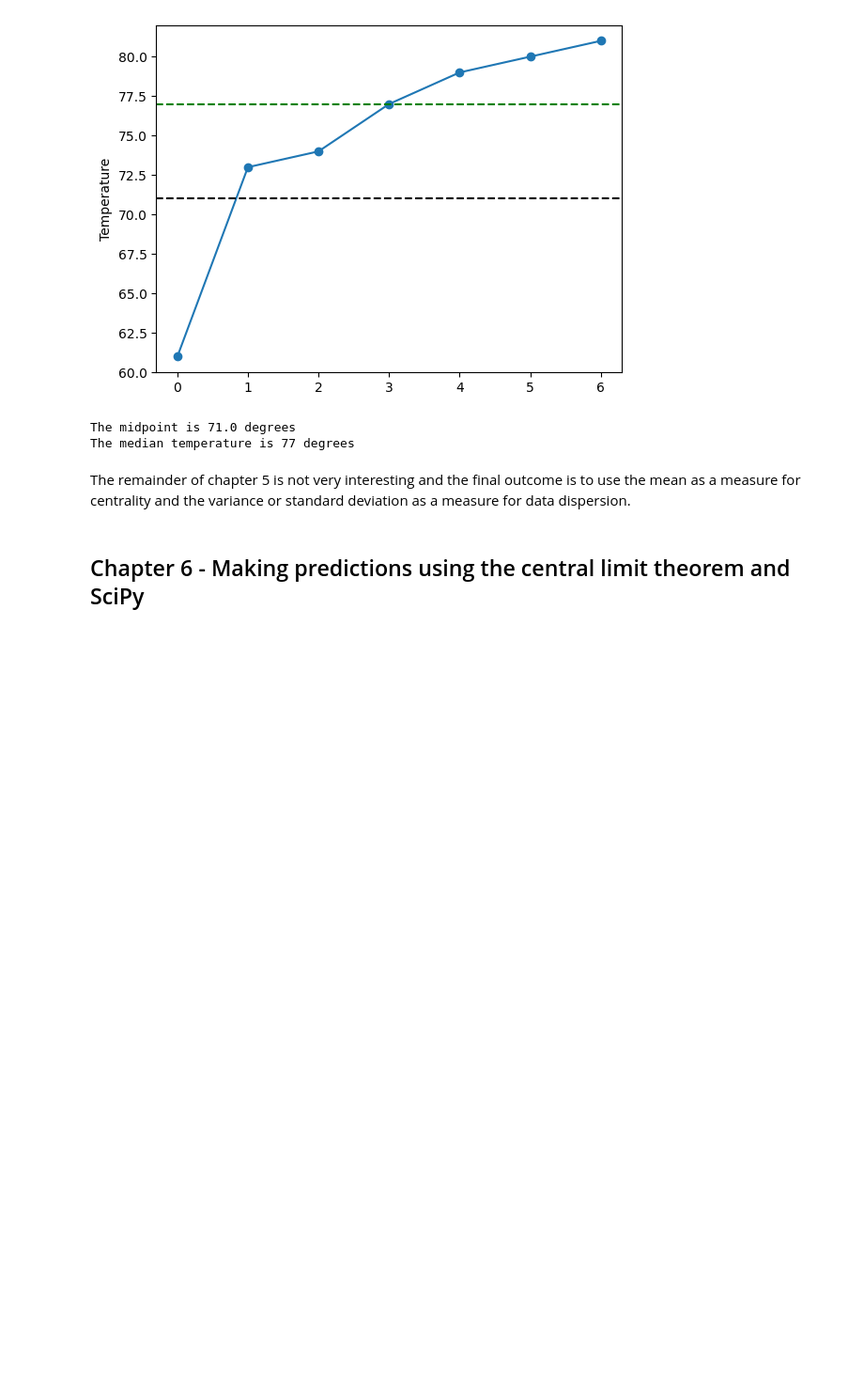
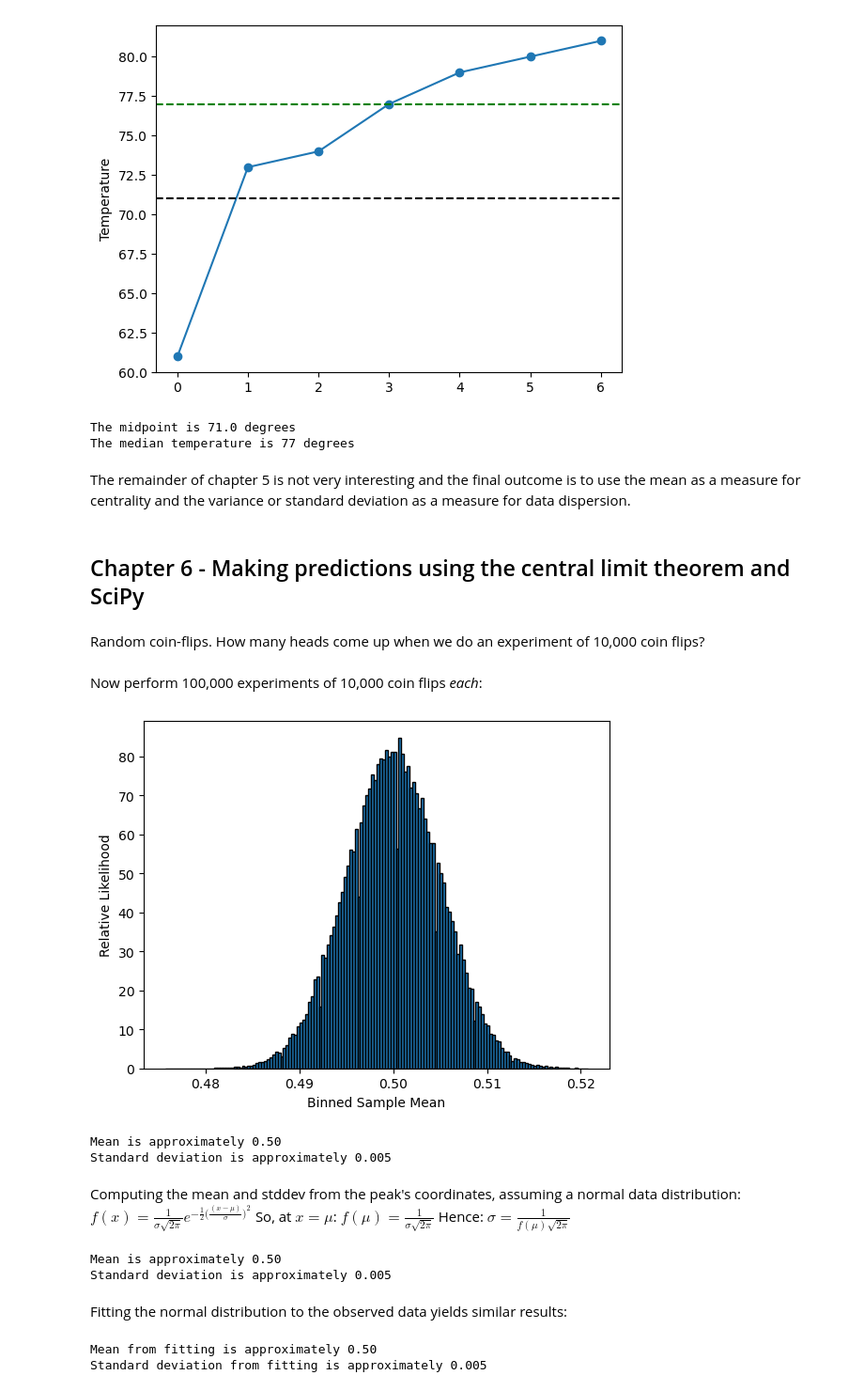
Before and after one commit to mnuman/data-science-bookcamp, a Jupyter notebook: Case Study 2.ipynb, the cells around one changed output. Shown: that part at 94% size. Drawn from its saved outputs; the diff is of its cells as text; code cells hidden in the pictures; blank space fills up the shorter version.

```diff
--- a/Case Study 2.ipynb
+++ b/Case Study 2.ipynb
@@ -103,2 +111,58 @@ The remainder of chapter 5 is not very interesting and the final outcome is to u
 # %% [markdown]
 ## Chapter 6 - Making predictions using the central limit theorem and SciPy
+# %% [markdown]
+Random coin-flips. How many heads come up when we do an experiment of 10,000 coin flips?
+# %%
+np.random.seed(0)
+sample_size = 10_000
+sample = np.array([np.random.binomial(1,0.5) for _ in range(sample_size)])
+head_count = sample.sum()
+head_count_frequency = head_count / sample_size
+assert head_count_frequency == sample.mean()
+# %% [markdown]
+Now perform 100,000 experiments of 10,000 coin flips *each*:
+# %%
+np.random.seed(0)
+frequencies = np.random.binomial(sample_size, 0.5, 100_000) / sample_size
+sample_means = frequencies
+likelihoods, bin_edges, _ = plt.hist(sample_means, bins='auto', edgecolor='black', density=True)
+plt.xlabel('Binned Sample Mean')
+plt.ylabel('Relative Likelihood')
+plt.show()
+# %% [output]
+[figure, added]
+# %%
+mean_normal = np.average(bin_edges[:-1],weights=likelihoods)
+var_normal = weighted_variance(bin_edges[:-1], likelihoods)
+std_normal = var_normal ** 0.5
+print(f"Mean is approximately {mean_normal:.2f}")
+print(f"Standard deviation is approximately {std_normal:.3f}")
+# %% [output]
+Mean is approximately 0.50
+Standard deviation is approximately 0.005
+# %% [markdown]
+Computing the mean and stddev from the peak's coordinates, assuming a normal data distribution:
+$f(x) = \frac{1}{\sigma \sqrt {2 \pi}} e^{-\frac{1}{2}\big(\frac{(x-\mu)}{\sigma}\big)^{2}}$
+So, at $x=\mu$:
+$f(\mu)= \frac{1}{\sigma \sqrt {2 \pi}}$
+Hence:
+$\sigma = \frac{1}{f(\mu) \sqrt {2 \pi}}$
+# %%
+import math
+peak_x_value = bin_edges[likelihoods.argmax()]   # argmax returns the index for which the value is maximal!
+print(f"Mean is approximately {peak_x_value:.2f}")
+peak_y_value = likelihoods.max()
+std_from_peak = 1/(peak_y_value * (2 * math.pi)**0.5)
+print(f"Standard deviation is approximately {std_from_peak:.3f}")
+# %% [output]
+Mean is approximately 0.50
+Standard deviation is approximately 0.005
+# %% [markdown]
+Fitting the normal distribution to the observed data yields similar results:
+# %%
+fitted_mean, fitted_std = stats.norm.fit(sample_means)
+print(f"Mean from fitting is approximately {fitted_mean:.2f}")
+print(f"Standard deviation from fitting is approximately {fitted_std:.3f}")
+# %% [output]
+Mean from fitting is approximately 0.50
+Standard deviation from fitting is approximately 0.005
```
Also changed, not shown: parts of 40 cells of this notebook.
